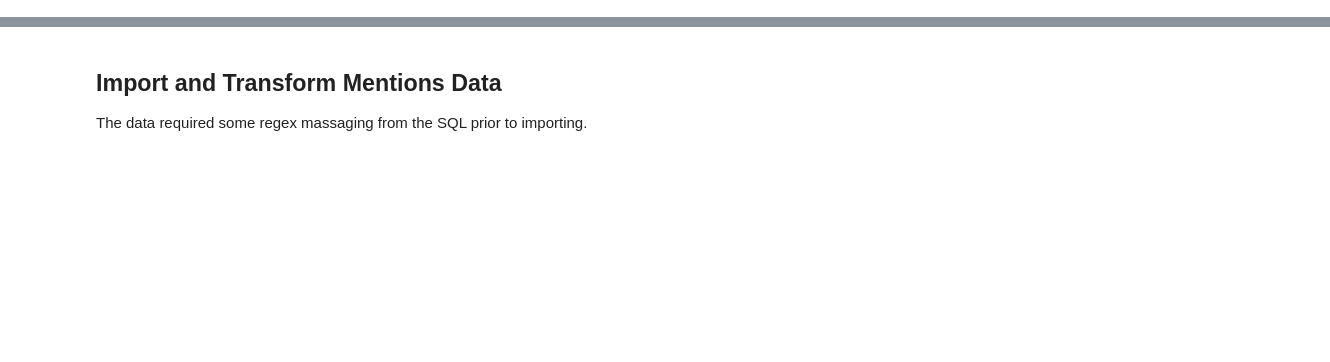
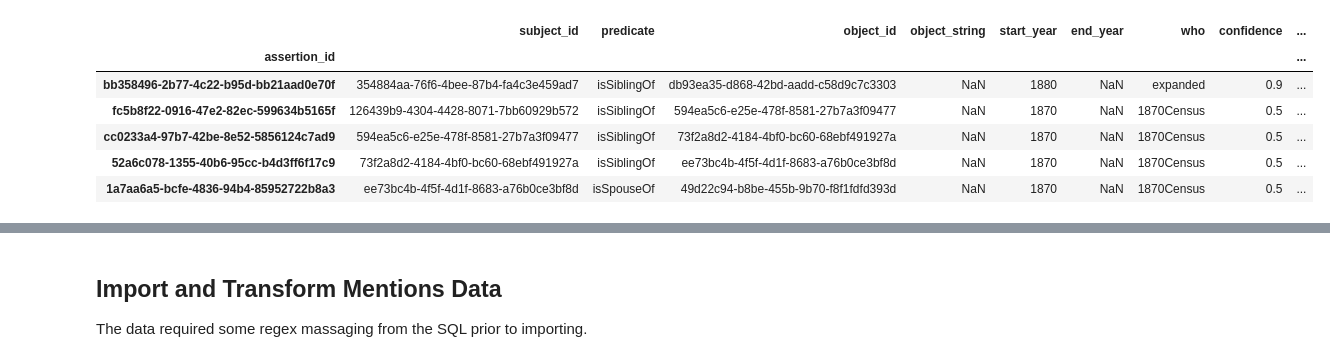
Before and after one commit to ontoligent/know-their-names, a Jupyter notebook: data/01-import.ipynb, the cells around one changed output, grey strips where cells are left out. Saved outputs shown, nothing was run; the diff lists cells and outputs as text; code cells hidden in the pictures; blank space fills up the shorter version.

```diff
--- a/data/01-import.ipynb
+++ b/data/01-import.ipynb
@@ -7,0 +65,10 @@ import seaborn as sns
+# %%
+ASSERTION.head()
+# %% [output]
+|  | subject_id | predicate | object_id | object_string | start_year | end_year | who | confidence | ... |
+| assertion_id |  |  |  |  |  |  |  |  | ... |
+| bb358496-2b77-4c22-b95d-bb21aad0e70f | 354884aa-76f6-4bee-87b4-fa4c3e459ad7 | isSiblingOf | db93ea35-d868-42bd-aadd-c58d9c7c3303 | NaN | 1880 | NaN | expanded | 0.9 | ... |
+| fc5b8f22-0916-47e2-82ec-599634b5165f | 126439b9-4304-4428-8071-7bb60929b572 | isSiblingOf | 594ea5c6-e25e-478f-8581-27b7a3f09477 | NaN | 1870 | NaN | 1870Census | 0.5 | ... |
+| cc0233a4-97b7-42be-8e52-5856124c7ad9 | 594ea5c6-e25e-478f-8581-27b7a3f09477 | isSiblingOf | 73f2a8d2-4184-4bf0-bc60-68ebf491927a | NaN | 1870 | NaN | 1870Census | 0.5 | ... |
+| 52a6c078-1355-40b6-95cc-b4d3ff6f17c9 | 73f2a8d2-4184-4bf0-bc60-68ebf491927a | isSiblingOf | ee73bc4b-4f5f-4d1f-8683-a76b0ce3bf8d | NaN | 1870 | NaN | 1870Census | 0.5 | ... |
+| 1a7aa6a5-bcfe-4836-94b4-85952722b8a3 | ee73bc4b-4f5f-4d1f-8683-a76b0ce3bf8d | isSpouseOf | 49d22c94-b8be-455b-9b70-f8f1fdfd393d | NaN | 1870 | NaN | 1870Census | 0.5 | ... |
```
Also changed, not shown: parts of 20 cells of this notebook, 4 other files.
